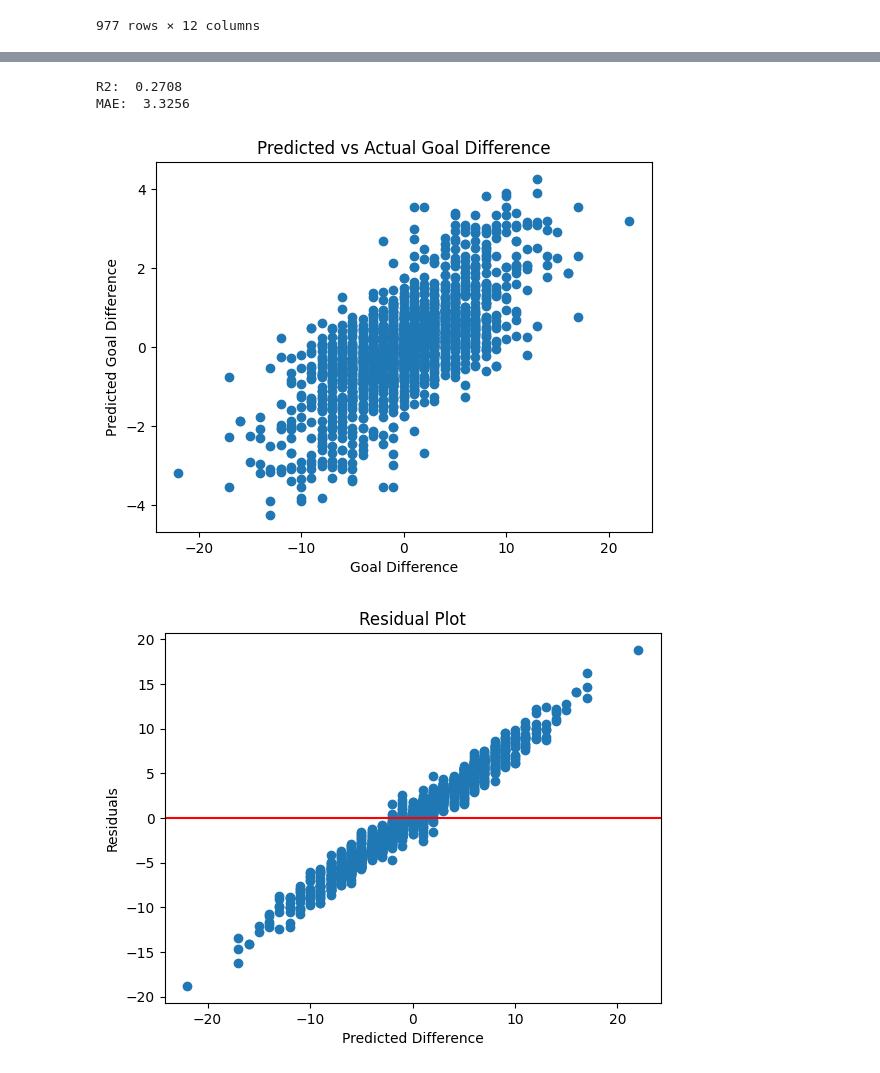
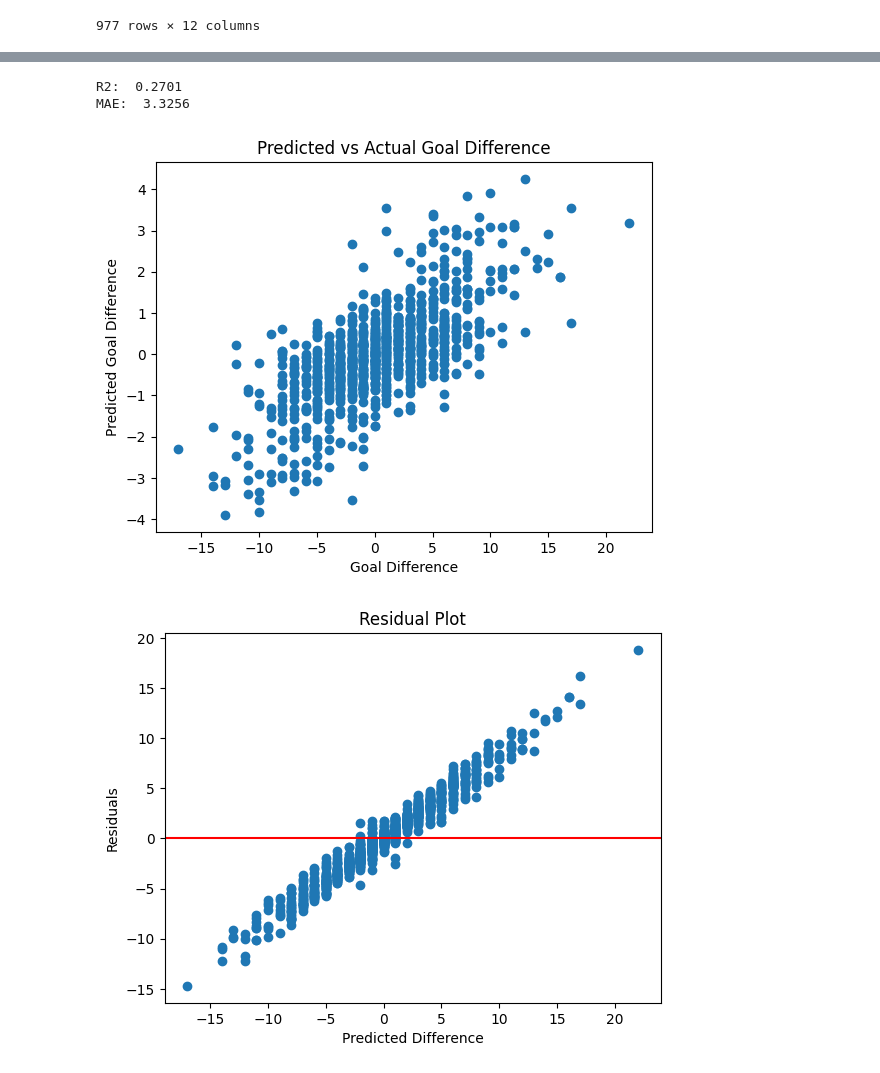
Before and after one commit to BFiveAlive/youth-hockey, a Jupyter notebook: glm.ipynb, the cells around one changed output, grey strips where cells are left out. Drawn from its saved outputs; the diff is of its cells as text; code cells hidden in the pictures.

```diff
--- a/glm.ipynb
+++ b/glm.ipynb
@@ -37,6 +37,9 @@ df_season1
 # %%
 # Reverse home & visitor team metrics to get a full dataset
 df_season2 = df_season1.rename(columns={'hometeam_id':'visitorteam_id','hometeam_name':'visitorteam_name','hometeam_division':'visitorteam_division','visitorteam_id':'hometeam_id','visitorteam_name':'hometeam_name','visitorteam_division':'hometeam_division','homegoals':'visitorgoals','visitorgoals':'homegoals'})
+df_season1['keep']='1'
+df_season2['keep']='0'
+
 df_season = pd.concat([df_season1, df_season2], ignore_index=True, axis=0, join="inner")
 
 df_season['goal_diff'] = df_season['homegoals'] - df_season['visitorgoals']
@@ -48,10 +51,7 @@ for col in df_season.columns.to_list():
         df_season[col] = pd.to_datetime(df_season[col])
     else:
         df_season[col] = df_season[col].astype('category')
-        # try:
-            # df_season[col] = df_season[col].apply(pd.to_numeric)
-        # except:
-        # df_season[col] = df_season[col].astype('category')
+
 df_season.dtypes
 # %% [output]
 date                    datetime64[ns]
@@ -130,36 +132,37 @@ out = pd.concat([df_season, pred], axis=1)
 
 
 out2 = out[['game_id', 'visitorteam_id', 'pred_home']].rename(columns={'visitorteam_id': 'hometeam_id', 'pred_home': 'pred_visitor'})
 out_full = pd.merge(out, out2, on=['game_id', 'hometeam_id'])
 del out, out2
 
 out_full['pred_diff'] = out_full['pred_home'] - out_full['pred_visitor']
+out_full = out_full[(out_full['keep'] == '1')]
 
 
 print('R2: ', round(r2_score(out_full['goal_diff'], out_full['pred_diff']), 4))
 print('MAE: ', round(mae(out_full['goal_diff'], out_full['pred_diff']), 4))
 
 
 plt.scatter(out_full['goal_diff'], out_full['pred_diff'])
 plt.xlabel('Goal Difference')
 plt.ylabel('Predicted Goal Difference')
 plt.title('Predicted vs Actual Goal Difference')
 plt.show()
 
 
 residuals = out_full['goal_diff'] - out_full['pred_diff']
 
 plt.scatter(out_full['goal_diff'], residuals)
 plt.xlabel('Predicted Difference')
 plt.ylabel('Residuals')
 plt.title('Residual Plot')
 plt.axhline(y=0, color='r', linestyle='-')
 plt.show()
 # %% [output]
-R2:  0.2708
+R2:  0.2701
 MAE:  3.3256
-[figure, old version]
+[figure, new version]
-[figure, old version]
+[figure, new version]
 # %%
 # GLM: Logistic (Home Goals)
 glm_forumula = (''' homegoals ~ hometeam_id + visitorteam_id ''')
```
Also changed, not shown: parts of 5 cells of this notebook.
